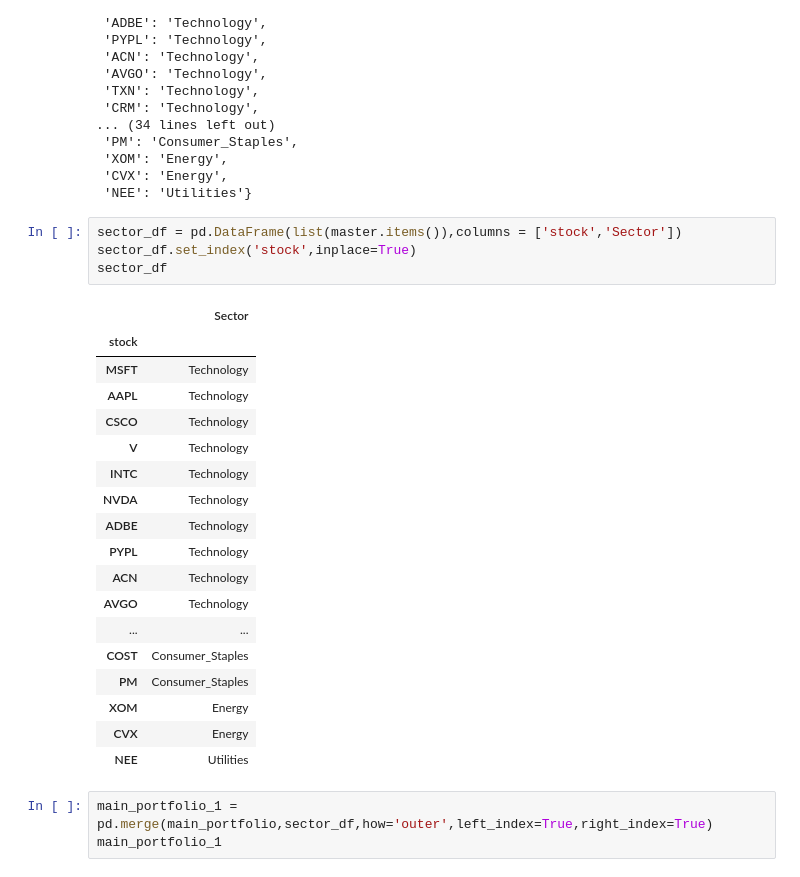
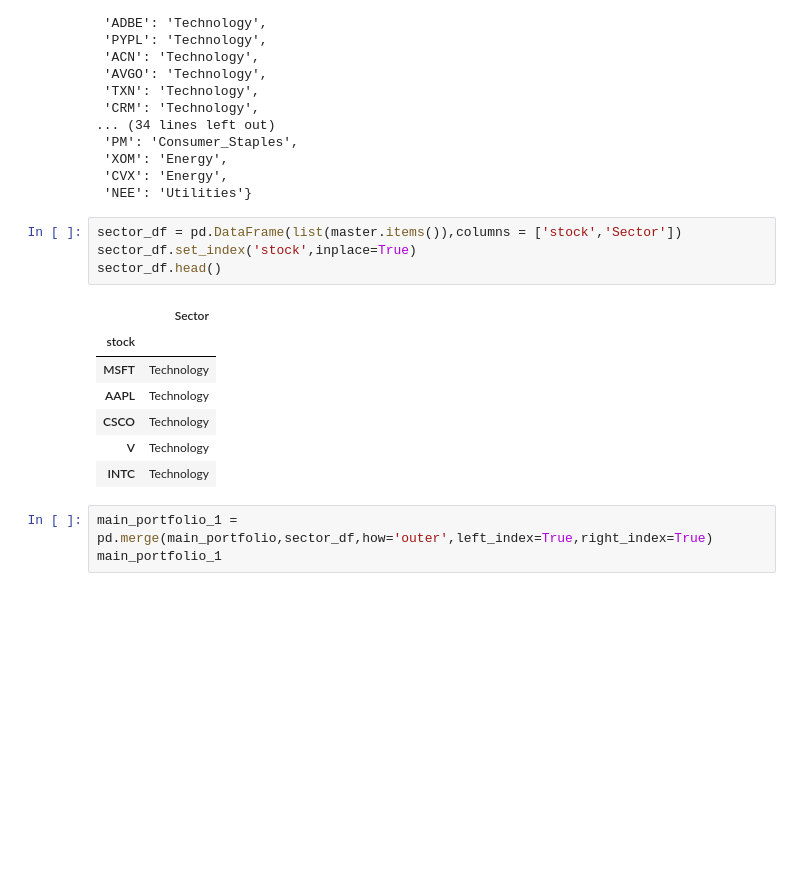
Before and after one commit to jankovicsara/PROJECT-1, a Jupyter notebook: Factors_RD611.ipynb, the cells around one changed output. Drawn from its saved outputs; the diff is of its cells as text; blank space fills up the shorter version.

```diff
--- a/Factors_RD611.ipynb
+++ b/Factors_RD611.ipynb
@@ -255,26 +534,15 @@ master
 # %%
 sector_df = pd.DataFrame(list(master.items()),columns = ['stock','Sector'])
 sector_df.set_index('stock',inplace=True)
-sector_df
+sector_df.head()
 # %% [output]
 |  | Sector |
 | stock |  |
 | MSFT | Technology |
 | AAPL | Technology |
 | CSCO | Technology |
 | V | Technology |
 | INTC | Technology |
-| NVDA | Technology |
-| ADBE | Technology |
-| PYPL | Technology |
-| ACN | Technology |
-| AVGO | Technology |
-| ... | ... |
-| COST | Consumer_Staples |
-| PM | Consumer_Staples |
-| XOM | Energy |
-| CVX | Energy |
-| NEE | Utilities |
 # %%
 main_portfolio_1 = pd.merge(main_portfolio,sector_df,how='outer',left_index=True,right_index=True)
 main_portfolio_1
```
Also changed, not shown: parts of 36 cells of this notebook.
